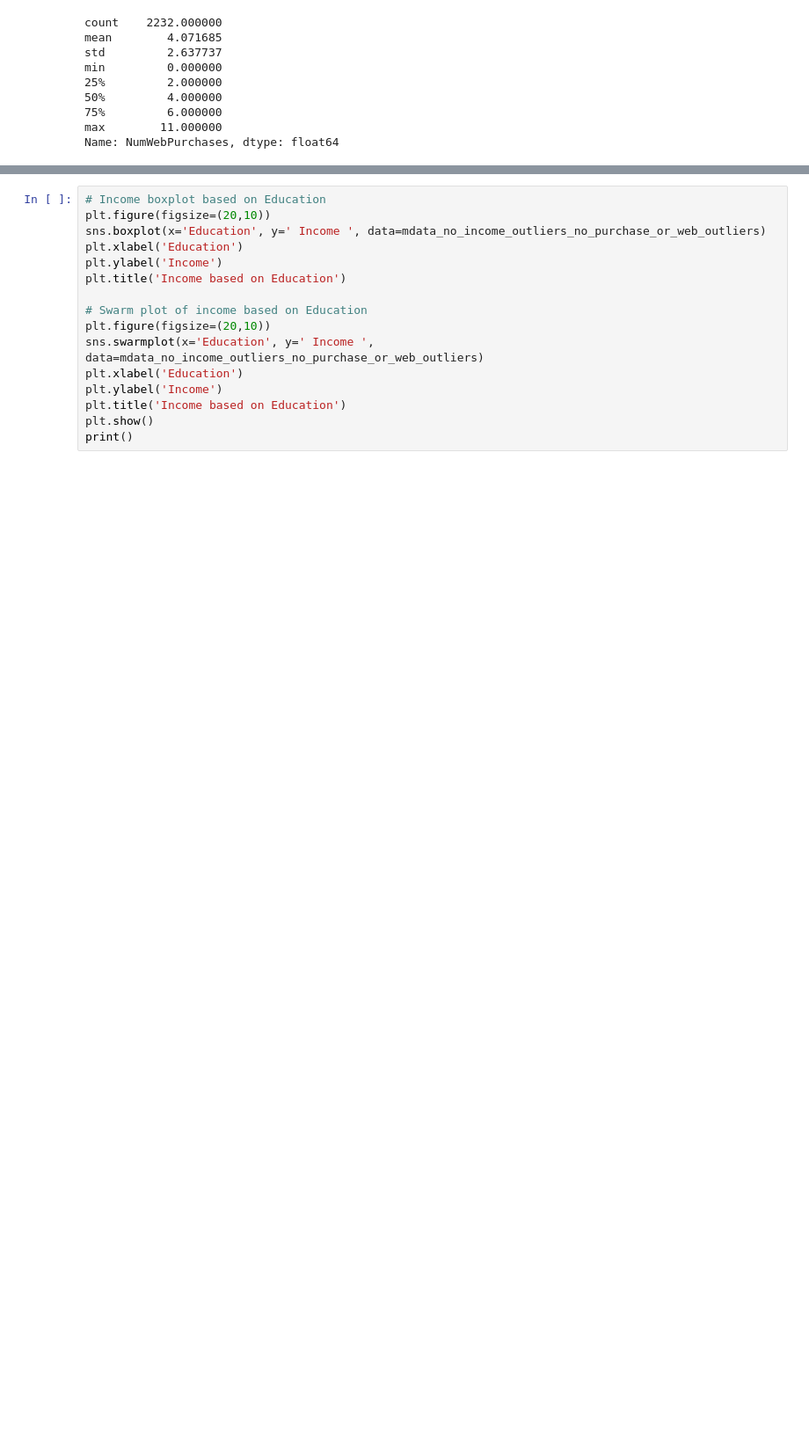
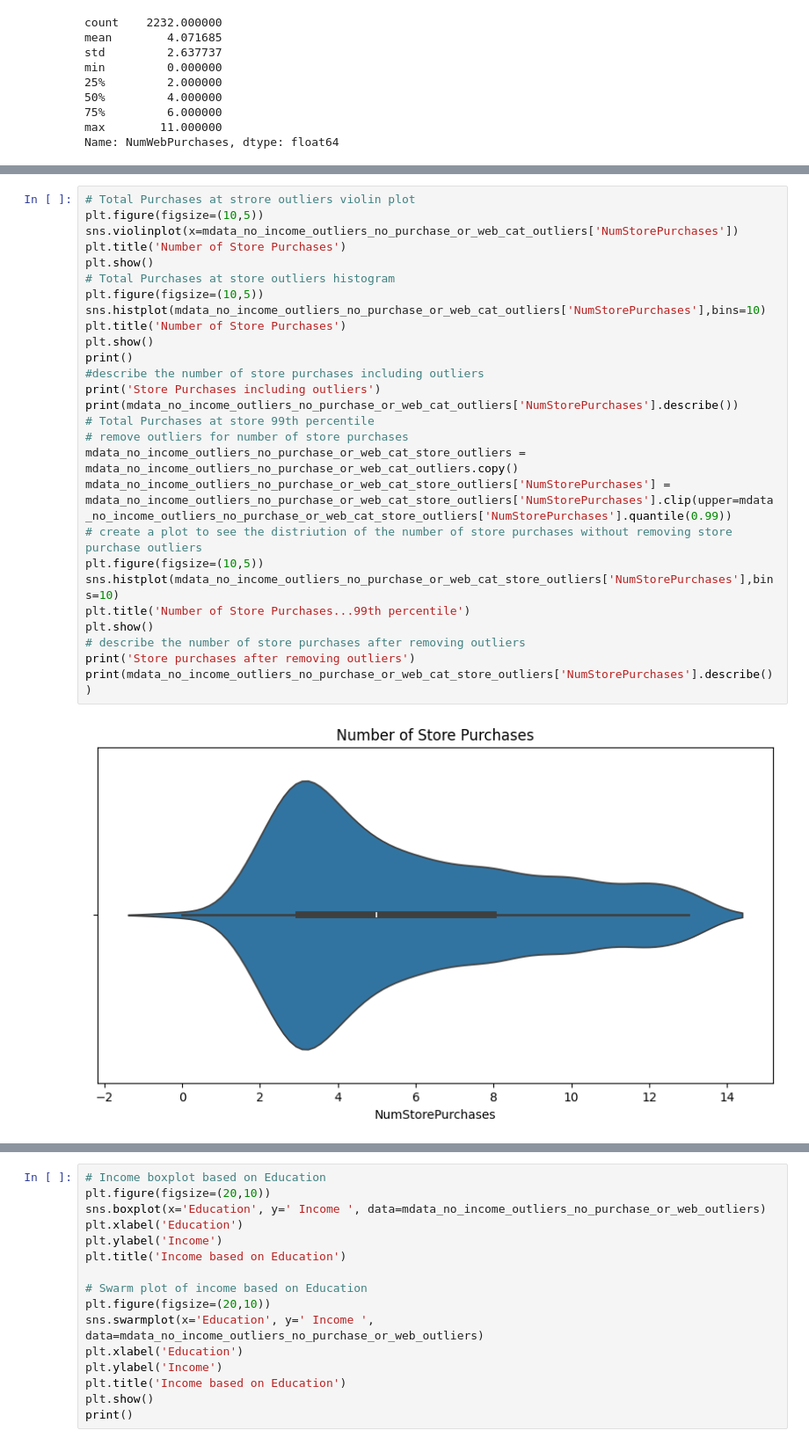
Before and after one commit to OsorioEL/Marketing_Campaign, a Jupyter notebook: Marketing_Campaing.ipynb, the cells around one changed output, grey strips where cells are left out. Shown at 88% size. Saved outputs shown, nothing was run; the diff lists cells and outputs as text; blank space fills up the shorter version.

```diff
--- a/Marketing_Campaing.ipynb
+++ b/Marketing_Campaing.ipynb
@@ -760,0 +815,29 @@ Name: NumWebPurchases, dtype: float64
+# %%
+# Total Purchases at strore outliers violin plot
+plt.figure(figsize=(10,5))
+sns.violinplot(x=mdata_no_income_outliers_no_purchase_or_web_cat_outliers['NumStorePurchases'])
+plt.title('Number of Store Purchases')
+plt.show()
+# Total Purchases at store outliers histogram
+plt.figure(figsize=(10,5))
+sns.histplot(mdata_no_income_outliers_no_purchase_or_web_cat_outliers['NumStorePurchases'],bins=10)
+plt.title('Number of Store Purchases')
+plt.show()
+print()
+#describe the number of store purchases including outliers
+print('Store Purchases including outliers')
+print(mdata_no_income_outliers_no_purchase_or_web_cat_outliers['NumStorePurchases'].describe())
+# Total Purchases at store 99th percentile
+# remove outliers for number of store purchases
+mdata_no_income_outliers_no_purchase_or_web_cat_store_outliers = mdata_no_income_outliers_no_purchase_or_web_cat_outliers.copy()
+mdata_no_income_outliers_no_purchase_or_web_cat_store_outliers['NumStorePurchases'] = mdata_no_income_outliers_no_purchase_or_web_cat_store_outliers['NumStorePurchases'].clip(upper=mdata_no_income_outliers_no_purchase_or_web_cat_store_outliers['NumStorePurchases'].quantile(0.99))
+# create a plot to see the distriution of the number of store purchases without removing store purchase outliers
+plt.figure(figsize=(10,5))
+sns.histplot(mdata_no_income_outliers_no_purchase_or_web_cat_store_outliers['NumStorePurchases'],bins=10)
+plt.title('Number of Store Purchases...99th percentile')
+plt.show()
+# describe the number of store purchases after removing outliers
+print('Store purchases after removing outliers')
+print(mdata_no_income_outliers_no_purchase_or_web_cat_store_outliers['NumStorePurchases'].describe())
+# %% [output]
+[figure, added]
```
Also changed, not shown: parts of 7 cells of this notebook.
